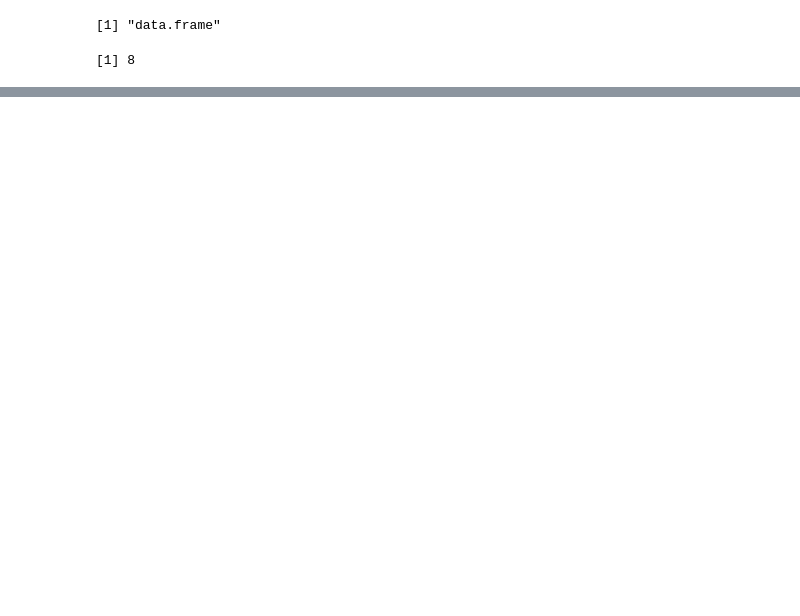
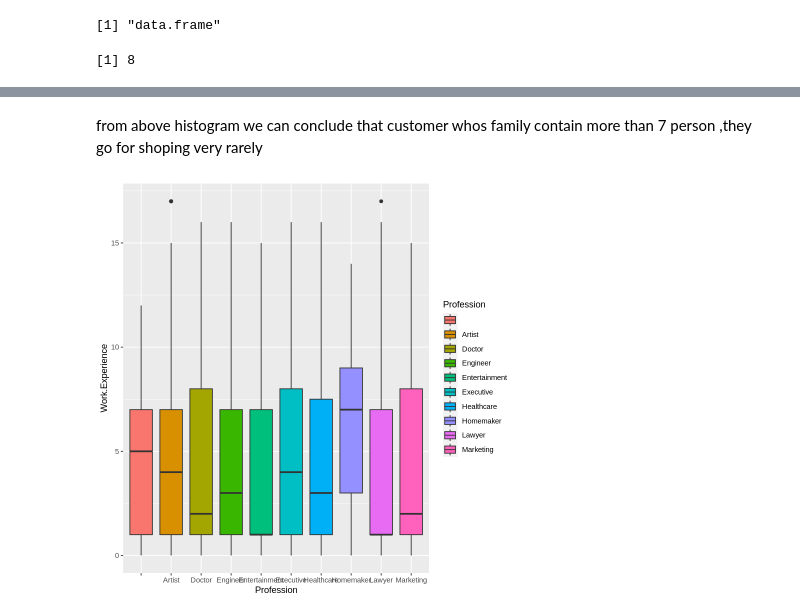
Before and after one commit to Karishmadeshmukh796/project_R_programming, a Jupyter notebook: PROJECT.ipynb, the cells around one changed output, grey strips where cells are left out. Cells and saved outputs as stored; diff of their text form; code cells hidden in the pictures; blank space fills up the shorter version.

```diff
--- a/PROJECT.ipynb
+++ b/PROJECT.ipynb
@@ -49,0 +160,7 @@ dim(df)
+# %% [markdown]
+from above histogram we can conclude that customer whos family contain more than 7 person ,they go for shoping very rarely
+# %%
+ ggplot(df, aes(x=Profession,y=Work.Experience,fill=Profession))+
+  geom_boxplot()
+# %% [output]
+[figure, added]
```
Also changed, not shown: parts of 20 cells of this notebook.
